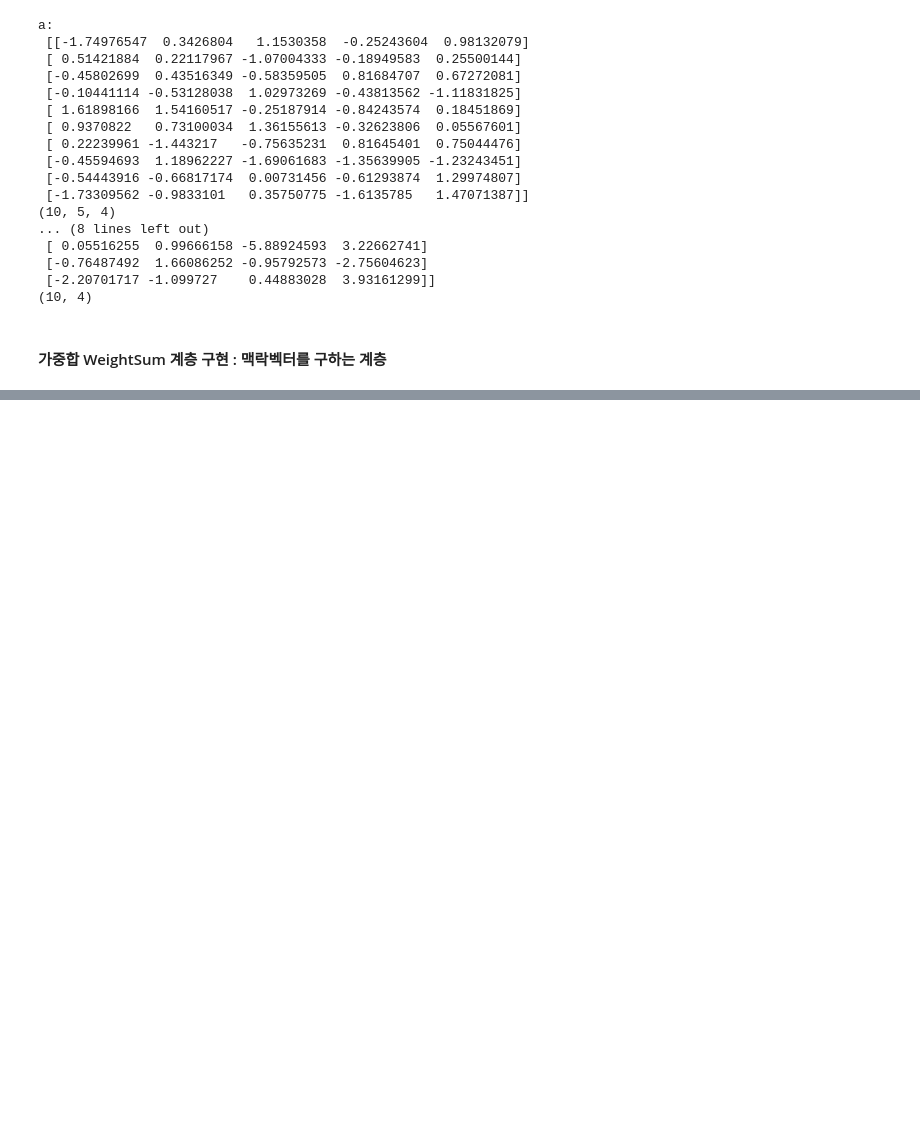
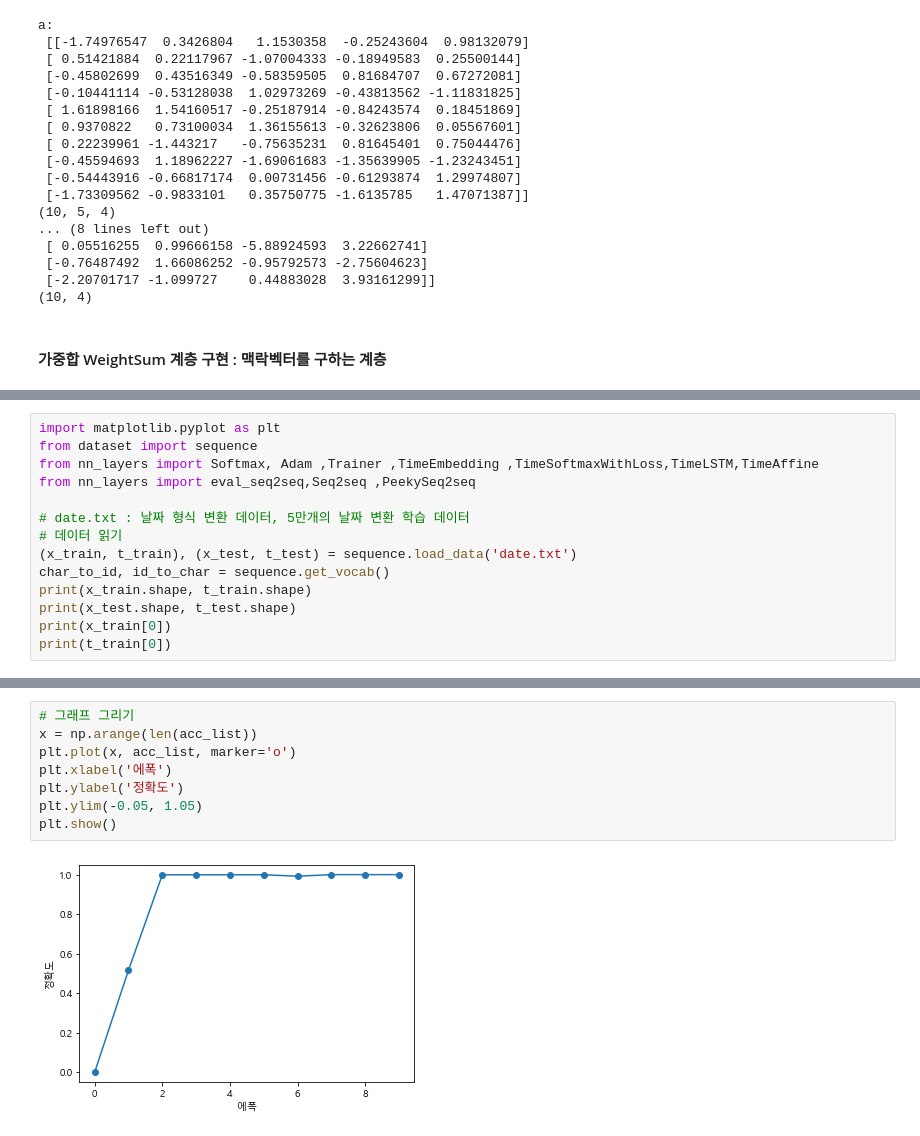
Before and after one commit to mkhoin/nlp1209, a Jupyter notebook: RNN/05_Attention 구현.ipynb, the cells around one changed output, grey strips where cells are left out. Drawn from its saved outputs; the diff is of its cells as text; blank space fills up the shorter version.

```diff
--- a/RNN/05_Attention 구현.ipynb
+++ b/RNN/05_Attention 구현.ipynb
@@ -372,0 +387,14 @@ class AttentionDecoder:
+# %%
+import matplotlib.pyplot as plt
+from dataset import sequence
+from nn_layers import Softmax, Adam ,Trainer ,TimeEmbedding ,TimeSoftmaxWithLoss,TimeLSTM,TimeAffine
+from nn_layers import eval_seq2seq,Seq2seq ,PeekySeq2seq
+
+# date.txt : 날짜 형식 변환 데이터, 5만개의 날짜 변환 학습 데이터
+# 데이터 읽기
+(x_train, t_train), (x_test, t_test) = sequence.load_data('date.txt')
+char_to_id, id_to_char = sequence.get_vocab()
+print(x_train.shape, t_train.shape)
+print(x_test.shape, t_test.shape)
+print(x_train[0])
+print(t_train[0])
@@ -372,0 +464,10 @@ class AttentionDecoder:
+# %%
+# 그래프 그리기
+x = np.arange(len(acc_list))
+plt.plot(x, acc_list, marker='o')
+plt.xlabel('에폭')
+plt.ylabel('정확도')
+plt.ylim(-0.05, 1.05)
+plt.show()
+# %% [output]
+[figure, added]
```
Also changed, not shown: parts of 22 cells of this notebook.
